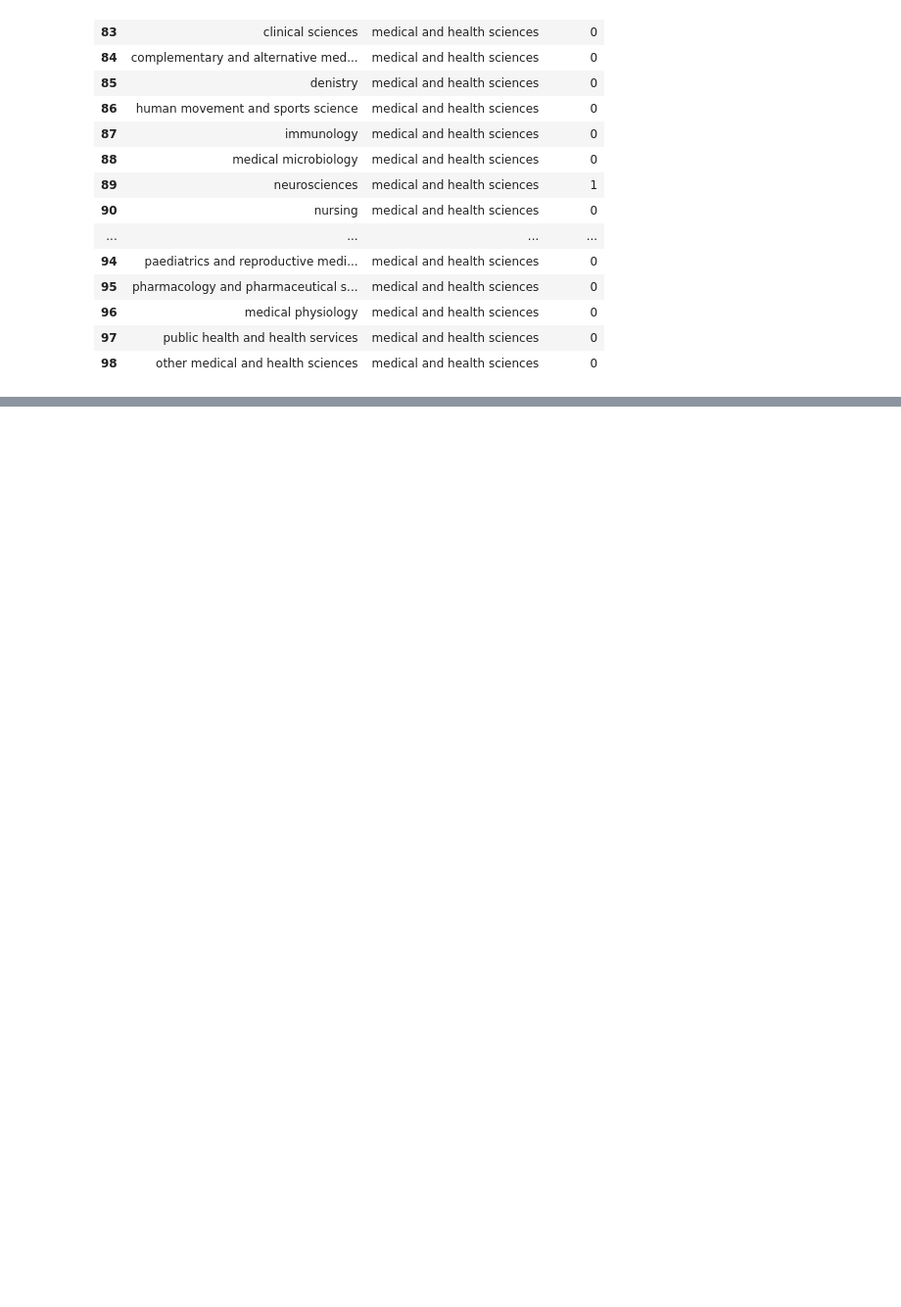
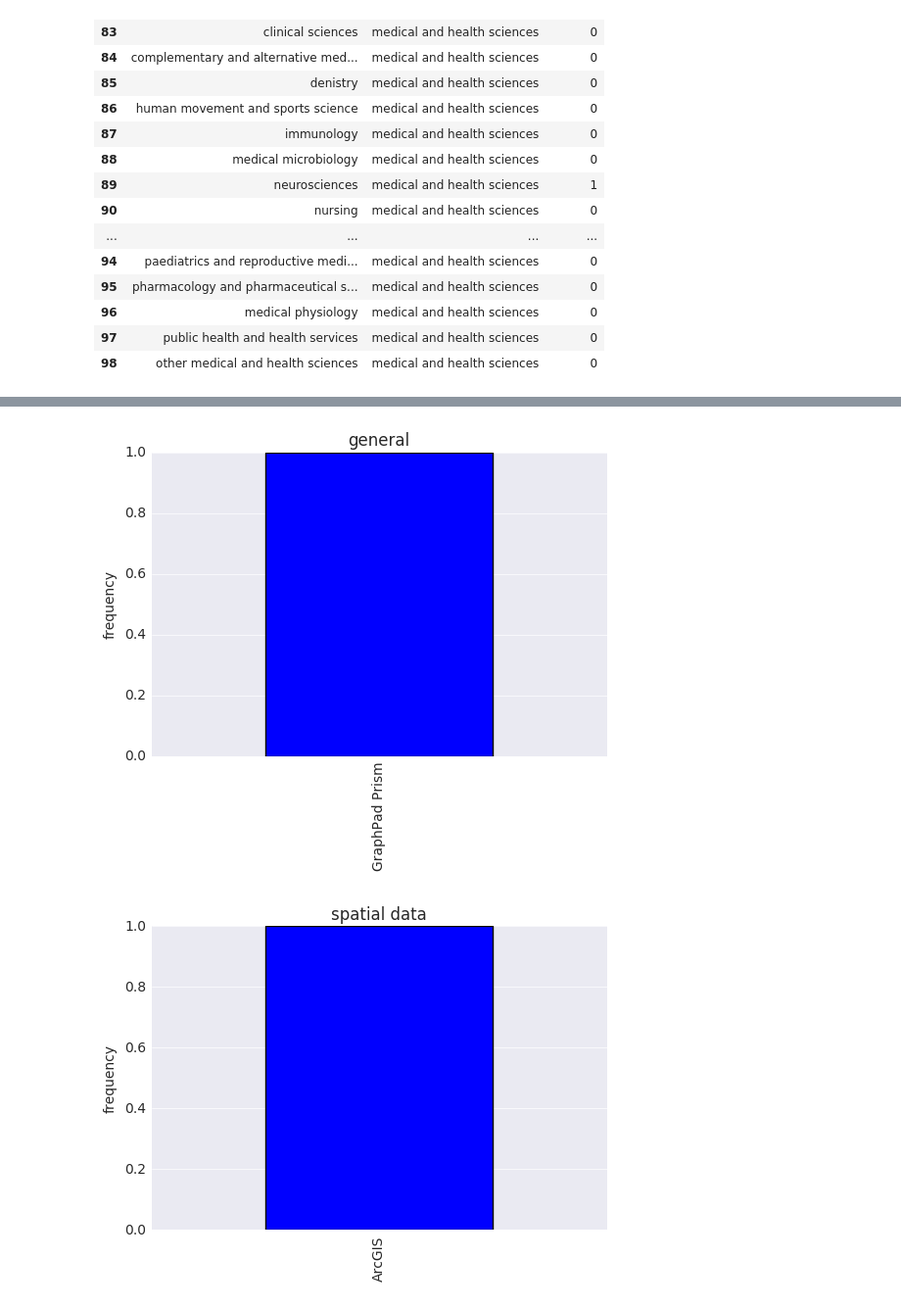
Before and after one commit to DamienIrving/resbaz-posters, a Jupyter notebook: results/prelim_results.ipynb, the cells around one changed output, grey strips where cells are left out. Shown at 98% size. Drawn from its saved outputs; the diff is of its cells as text; code cells hidden in the pictures; blank space fills up the shorter version.

```diff
--- a/results/prelim_results.ipynb
+++ b/results/prelim_results.ipynb
@@ -76,0 +108,14 @@ research_divisions.get_group('medical and health sciences')
+# %%
+general_datasci_df = pandas.read_csv('../data/derived/people_general_datasci_tools.csv', header=0, encoding='utf-8-sig')
+# %%
+general_datasci_purpose_gdf = general_datasci_df.groupby('purpose')
+# %%
+for purpose, purpose_df in general_datasci_purpose_gdf:
+    purpose_df['tool'].value_counts().plot(kind='bar')
+    plt.title(purpose)
+    plt.ylabel('frequency')
+    plt.show()
+    print('\n')
+# %% [output]
+[figure, added]
+[figure, added]
```
Also changed, not shown: parts of 21 cells of this notebook.
